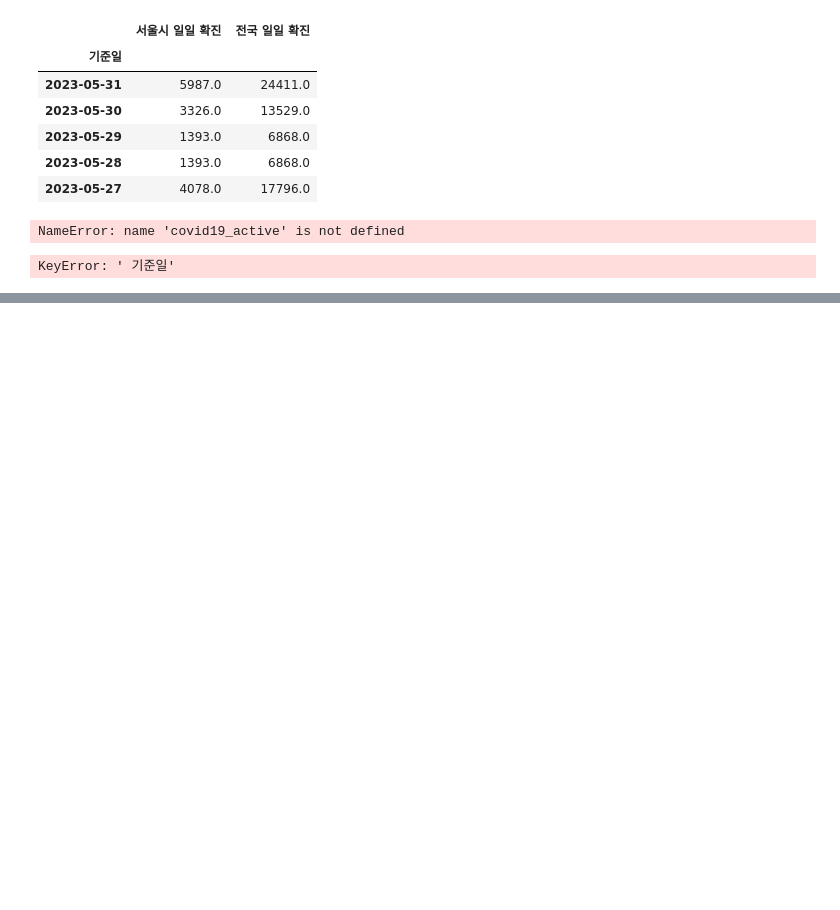
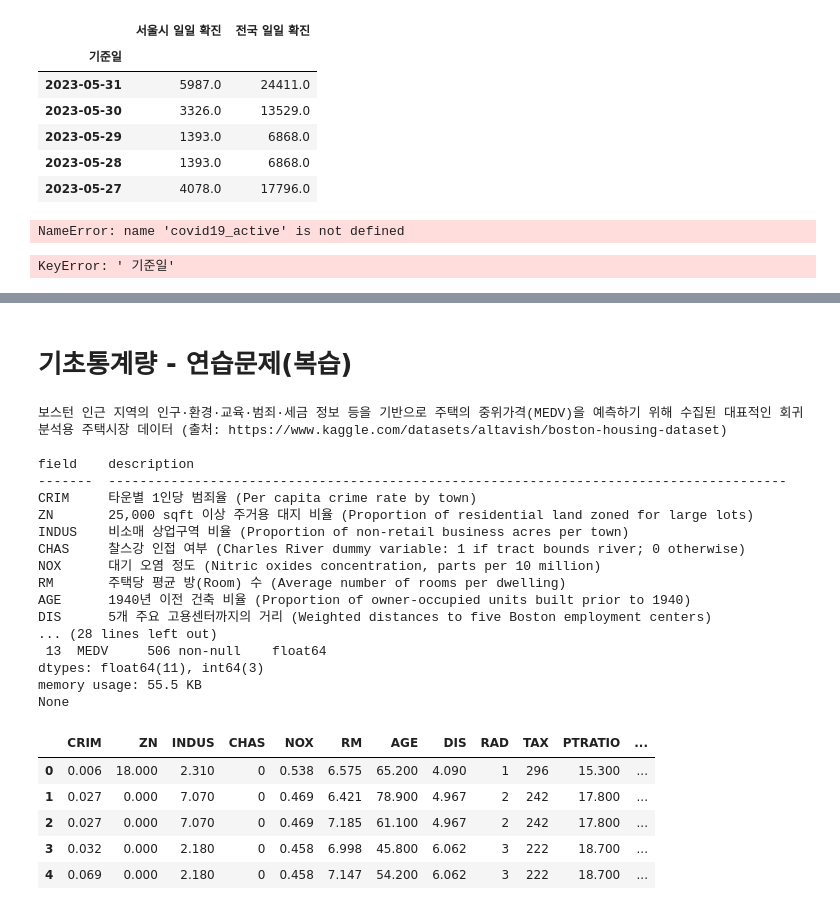
Before and after one commit to JAEYONG0303/For-python-, a Jupyter notebook: 코드 무한 연습용.ipynb, the cells around one changed output, grey strips where cells are left out. Saved outputs shown, nothing was run; the diff lists cells and outputs as text; code cells hidden in the pictures; blank space fills up the shorter version.

Commit message:
'기초통계량복습'

```diff
--- a/코드 무한 연습용.ipynb
+++ b/코드 무한 연습용.ipynb
@@ -2672,0 +2810,2 @@ plt.close()
+# %% [markdown]
+# 기초통계량 - 연습문제(복습)
@@ -2672,0 +2832,31 @@ plt.close()
+# %%
+origin = load_data('boston')
+print(f"데이터셋 크기: {origin.shape}")
+print(f"열 개수: {origin.shape[1]}")
+print(f"행 개수: {origin.shape[0]}")
+print(origin.info())
+origin.head()
+# %% [output]
+보스턴 인근 지역의 인구·환경·교육·범죄·세금 정보 등을 기반으로 주택의 중위가격(MEDV)을 예측하기 위해 수집된 대표적인 회귀 분석용 주택시장 데이터 (출처: https://www.kaggle.com/datasets/altavish/boston-housing-dataset)
+
+field    description
+-------  ---------------------------------------------------------------------------------------
+CRIM     타운별 1인당 범죄율 (Per capita crime rate by town)
+ZN       25,000 sqft 이상 주거용 대지 비율 (Proportion of residential land zoned for large lots)
+INDUS    비소매 상업구역 비율 (Proportion of non-retail business acres per town)
+CHAS     찰스강 인접 여부 (Charles River dummy variable: 1 if tract bounds river; 0 otherwise)
+NOX      대기 오염 정도 (Nitric oxides concentration, parts per 10 million)
+RM       주택당 평균 방(Room) 수 (Average number of rooms per dwelling)
+AGE      1940년 이전 건축 비율 (Proportion of owner-occupied units built prior to 1940)
+DIS      5개 주요 고용센터까지의 거리 (Weighted distances to five Boston employment centers)
+... (28 lines left out)
+ 13  MEDV     506 non-null    float64
+dtypes: float64(11), int64(3)
+memory usage: 55.5 KB
+None
+|  | CRIM | ZN | INDUS | CHAS | NOX | RM | AGE | DIS | RAD | TAX | PTRATIO | ... |
+| 0 | 0.006 | 18.000 | 2.310 | 0 | 0.538 | 6.575 | 65.200 | 4.090 | 1 | 296 | 15.300 | ... |
+| 1 | 0.027 | 0.000 | 7.070 | 0 | 0.469 | 6.421 | 78.900 | 4.967 | 2 | 242 | 17.800 | ... |
+| 2 | 0.027 | 0.000 | 7.070 | 0 | 0.469 | 7.185 | 61.100 | 4.967 | 2 | 242 | 17.800 | ... |
+| 3 | 0.032 | 0.000 | 2.180 | 0 | 0.458 | 6.998 | 45.800 | 6.062 | 3 | 222 | 18.700 | ... |
+| 4 | 0.069 | 0.000 | 2.180 | 0 | 0.458 | 7.147 | 54.200 | 6.062 | 3 | 222 | 18.700 | ... |
```
Also changed, not shown: parts of 14 cells of this notebook, 2 other files.
